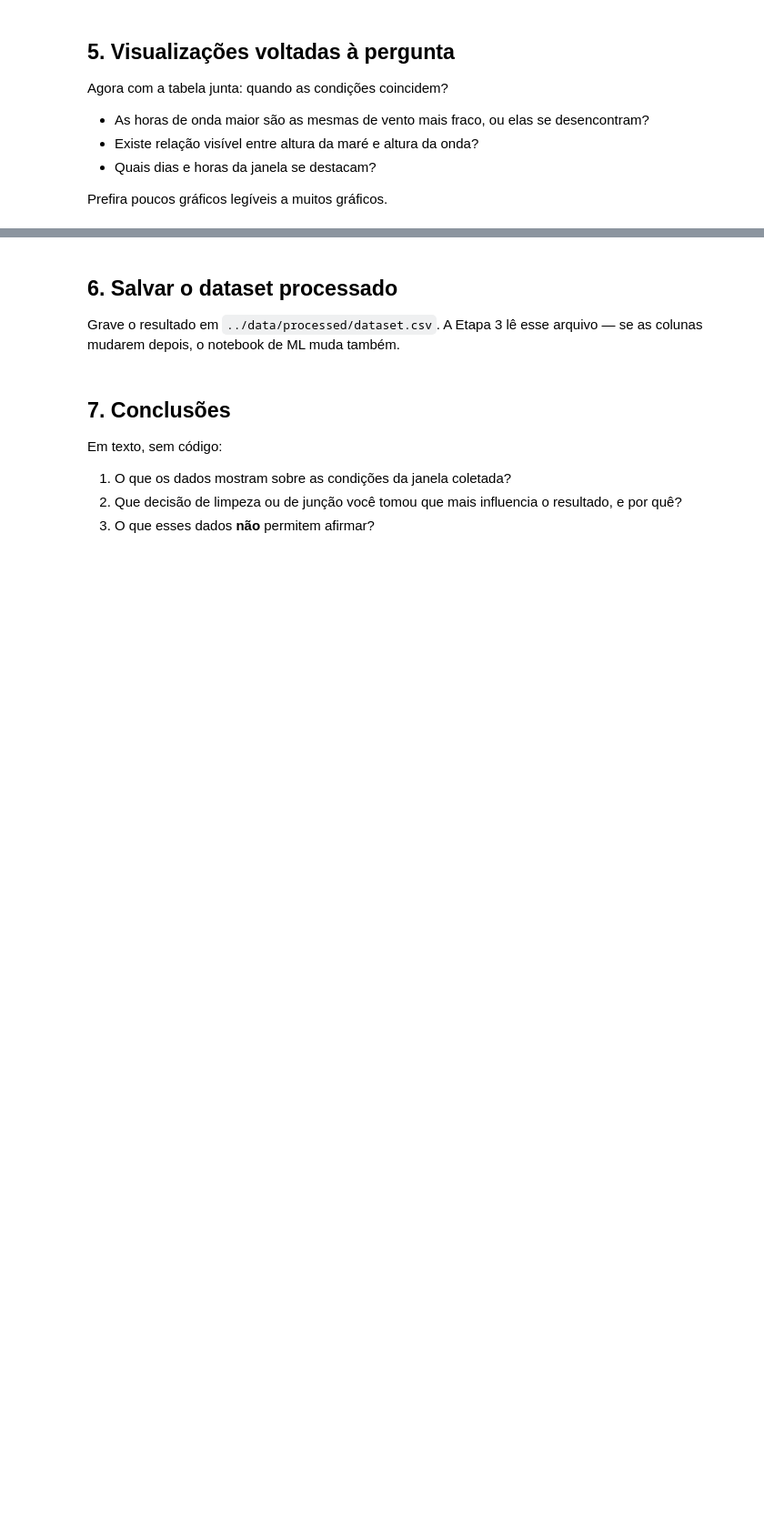
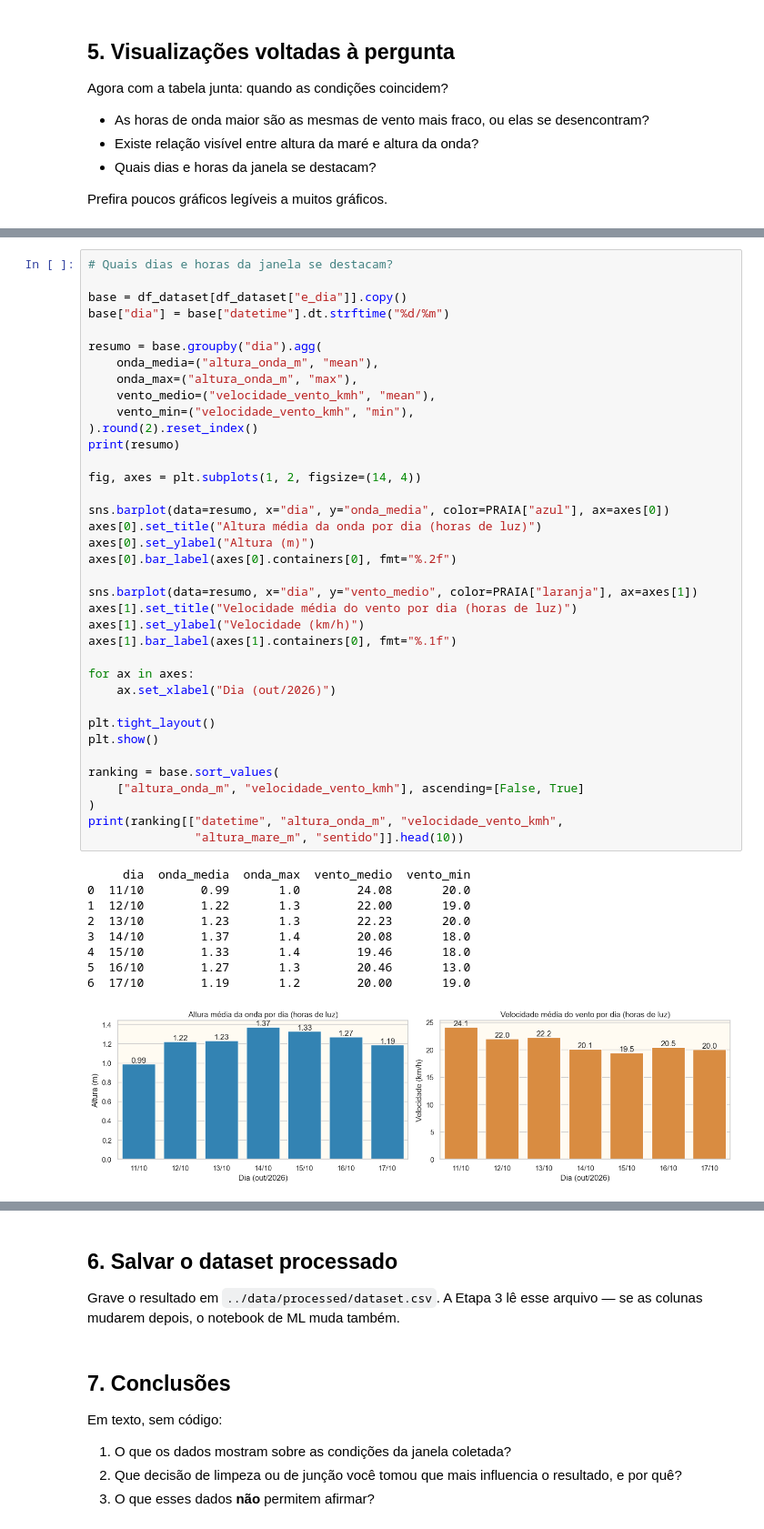
Before and after one commit to phmcd-bit/miniprojeto2, a Jupyter notebook: notebooks/eda.ipynb, the cells around one changed output, grey strips where cells are left out. Shown at 91% size. Saved outputs shown, nothing was run; the diff lists cells and outputs as text; blank space fills up the shorter version.

```diff
--- a/notebooks/eda.ipynb
+++ b/notebooks/eda.ipynb
@@ -492,0 +841,47 @@ Prefira poucos gráficos legíveis a muitos gráficos.
+# %%
+# Quais dias e horas da janela se destacam?
+
+base = df_dataset[df_dataset["e_dia"]].copy()
+base["dia"] = base["datetime"].dt.strftime("%d/%m")
+
+resumo = base.groupby("dia").agg(
+    onda_media=("altura_onda_m", "mean"),
+    onda_max=("altura_onda_m", "max"),
+    vento_medio=("velocidade_vento_kmh", "mean"),
+    vento_min=("velocidade_vento_kmh", "min"),
+).round(2).reset_index()
+print(resumo)
+
+fig, axes = plt.subplots(1, 2, figsize=(14, 4))
+
+sns.barplot(data=resumo, x="dia", y="onda_media", color=PRAIA["azul"], ax=axes[0])
+axes[0].set_title("Altura média da onda por dia (horas de luz)")
+axes[0].set_ylabel("Altura (m)")
+axes[0].bar_label(axes[0].containers[0], fmt="%.2f")
+
+sns.barplot(data=resumo, x="dia", y="vento_medio", color=PRAIA["laranja"], ax=axes[1])
+axes[1].set_title("Velocidade média do vento por dia (horas de luz)")
+axes[1].set_ylabel("Velocidade (km/h)")
+axes[1].bar_label(axes[1].containers[0], fmt="%.1f")
+
+for ax in axes:
+    ax.set_xlabel("Dia (out/2026)")
+
+plt.tight_layout()
+plt.show()
+
+ranking = base.sort_values(
+    ["altura_onda_m", "velocidade_vento_kmh"], ascending=[False, True]
+)
+print(ranking[["datetime", "altura_onda_m", "velocidade_vento_kmh",
+               "altura_mare_m", "sentido"]].head(10))
+# %% [output]
+     dia  onda_media  onda_max  vento_medio  vento_min
+0  11/10        0.99       1.0        24.08       20.0
+1  12/10        1.22       1.3        22.00       19.0
+2  13/10        1.23       1.3        22.23       20.0
+3  14/10        1.37       1.4        20.08       18.0
+4  15/10        1.33       1.4        19.46       18.0
+5  16/10        1.27       1.3        20.46       13.0
+6  17/10        1.19       1.2        20.00       19.0
+[figure, added]
```
Also changed, not shown: parts of 29 cells of this notebook.
